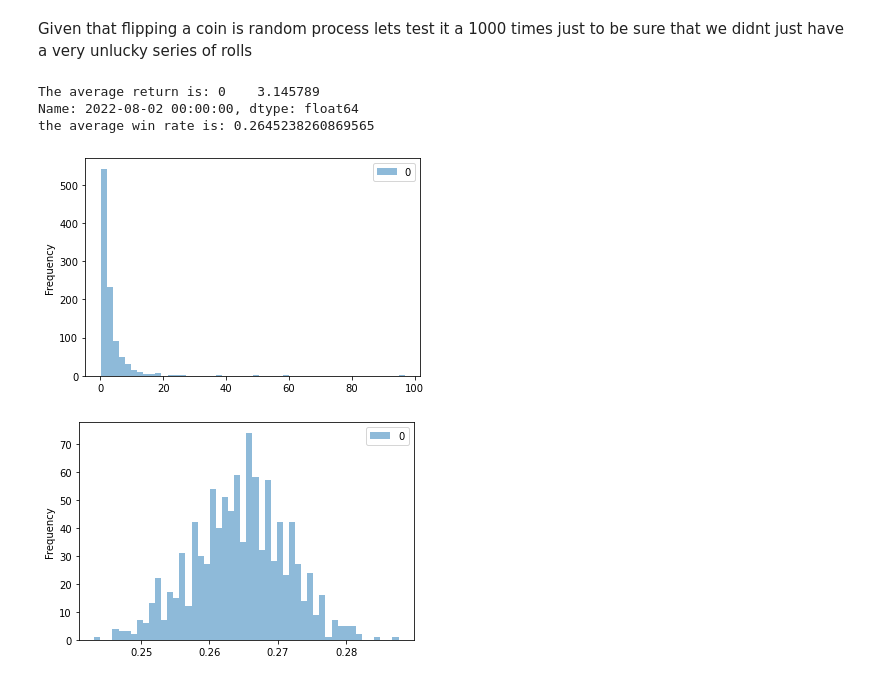
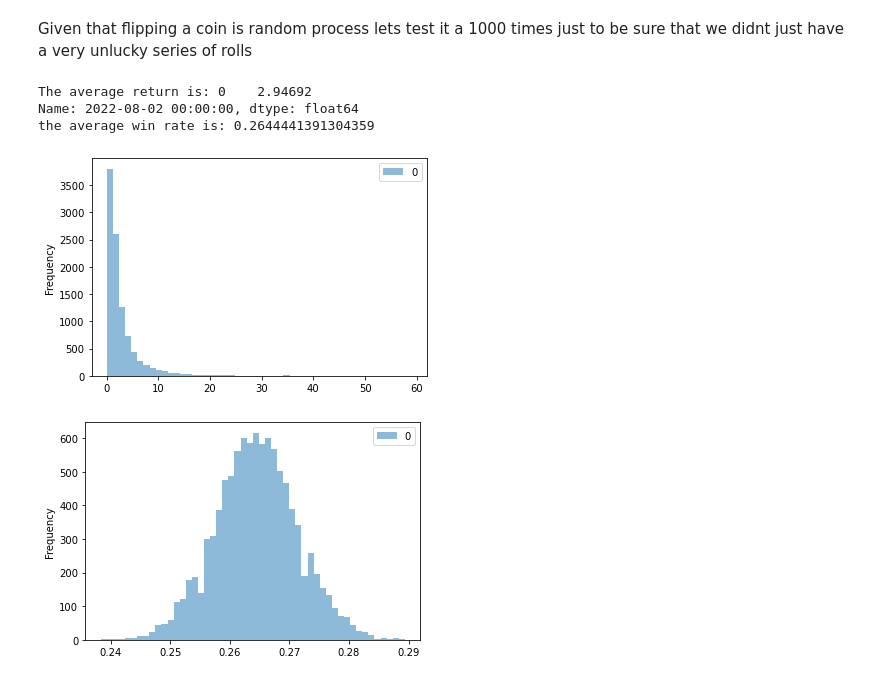
Before and after one commit to suf102/Trading-strategy-backtester, a Jupyter notebook: TikTokBactesterInCamelCase.ipynb, the cells around one changed output. Drawn from its saved outputs; the diff is of its cells as text; code cells hidden in the pictures.

```diff
--- a/TikTokBactesterInCamelCase.ipynb
+++ b/TikTokBactesterInCamelCase.ipynb
@@ -373,44 +374,55 @@ final return of coinflips  5.402558892699364
 Given that flipping a coin is random process lets test it a 1000 times just to be sure that we didnt just have a very unlucky series of rolls
 # %%
 
-#run it a a bunch of times times just to be sure
+#run the random trial a bunch of times times just to be sure
 
 trials = 1000
 
 probbuy = 0.5
 
 probsell = 0.5
 
 probdonothing = 0
 
 finalreturns = []
 
 runningtotalwinrate = []
 
-closedata=getdata(stockname, testperiod)
+#get the data
 
-for j in range(trials):
-    dfrandoms = randomtrading(closedata, probabilitybuy= probbuy,probabilitysell = probsell, probabilitydonothing = probdonothing )
-    returnsrandom = backtester(dfrandoms['Signals'],dfrandoms['Close'])
-    win = winrate(dfrandoms,returnsrandom)
-    finalreturns.append(returnsrandom.iloc[-1])
-    runningtotalwinrate.append(win)
+closedata = getdata(stockname, testperiod)
+
+#experimental jit multithreading, not currently working because pandas dataframes doesnt work well with jit
+
+#@jit(nogil=True, parallel=True)
+
+def runrandomtrials(trails = 1000):
+    for j in range(trails):
+        dfrandoms = randomtrading(closedata, probabilitybuy= probbuy,probabilitysell = probsell, probabilitydonothing = probdonothing )
+        returnsrandom = backtester(dfrandoms['Signals'],dfrandoms['Close'])
+        win = winrate(dfrandoms,returnsrandom)
+        finalreturns.append(returnsrandom.iloc[-1])
+        runningtotalwinrate.append(win)
+
+#call the function
+
+runrandomtrials(trails = 10000)
 
 # the average final return
 
 print('The average return is: ' + str(sum(finalreturns)/trials))
 
 # the average win rate
 
 print('the average win rate is: ' + str(sum(runningtotalwinrate)/trials))
 
 #plotting a historgam to show the final returns and then the win rates
 
 axfinalreturns = pd.DataFrame(finalreturns).plot.hist(bins=50, alpha=0.5)
 axwinrates = pd.DataFrame(runningtotalwinrate).plot.hist(bins=50, alpha=0.5)
 # %% [output]
-The average return is: 0    3.145789
+The average return is: 0    2.94692
 Name: 2022-08-02 00:00:00, dtype: float64
-the average win rate is: 0.2645238260869565
+the average win rate is: 0.2644441391304359
-[figure, old version]
+[figure, new version]
-[figure, old version]
+[figure, new version]
```
Also changed, not shown: parts of 2 cells of this notebook.
